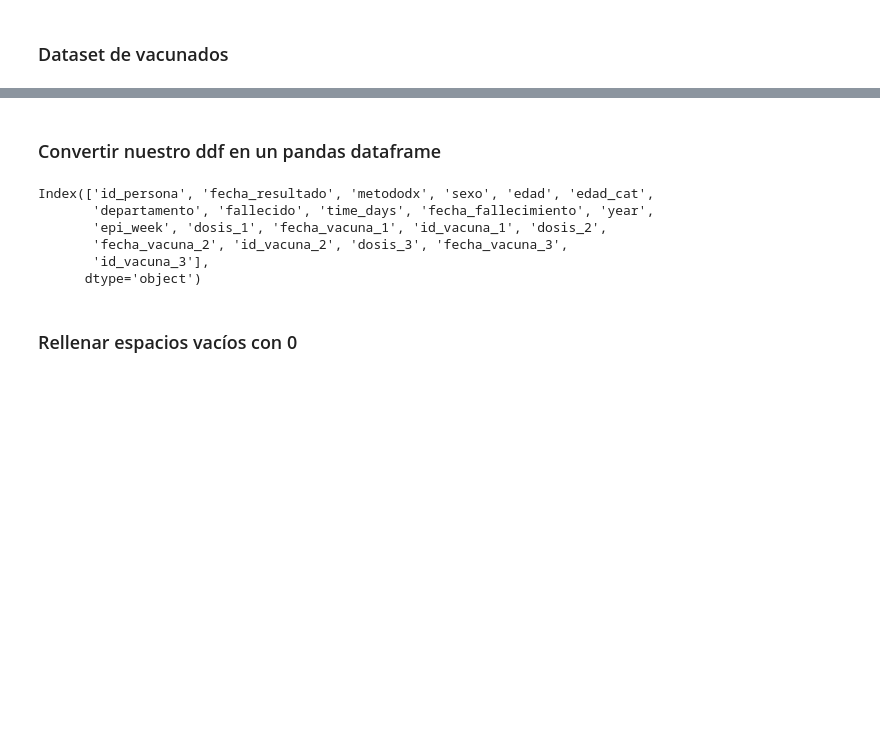
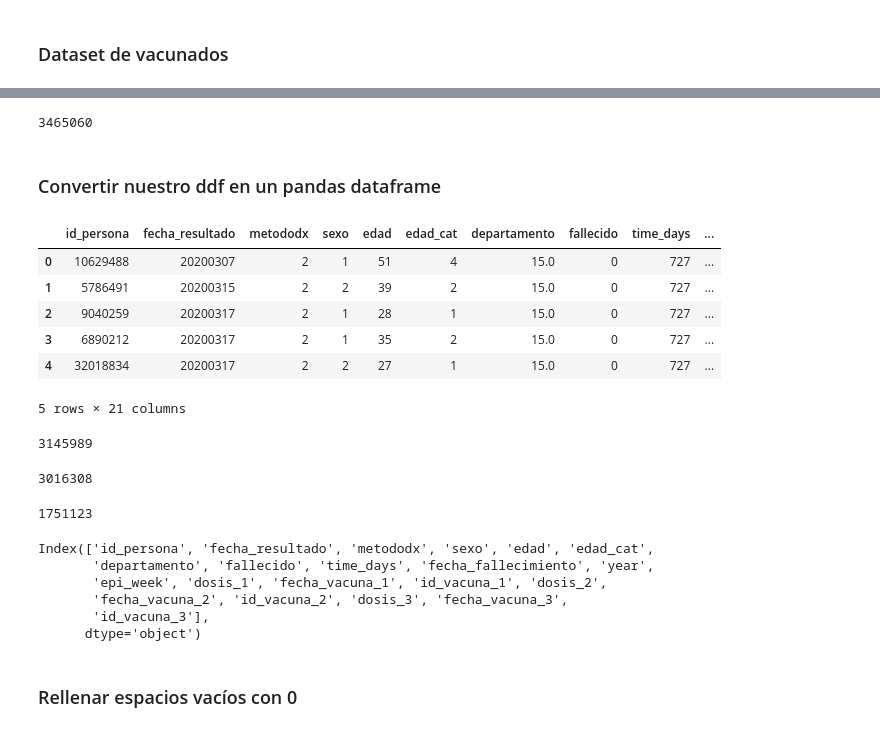
Before and after one commit to xxotto/covid19-Peru, a Jupyter notebook: Notebooks/3_DataFiltering.ipynb, the cells around one changed output, grey strips where cells are left out. Drawn from its saved outputs; the diff is of its cells as text; code cells hidden in the pictures; blank space fills up the shorter version.

```diff
--- a/Notebooks/3_DataFiltering.ipynb
+++ b/Notebooks/3_DataFiltering.ipynb
@@ -276,2 +349,7 @@ del df_dosis_3, ddf_vac
+# %%
+# TOTAL de casos positivos más vacunación
+len(df)
+# %% [output]
+3465060
 # %% [markdown]
 ### Convertir nuestro ddf en un pandas dataframe
@@ -280,11 +359,37 @@ df = df.compute()
 # %%
-df.columns
+df.head()
 # %% [output]
+|  | id_persona | fecha_resultado | metododx | sexo | edad | edad_cat | departamento | fallecido | time_days | ... |
+| 0 | 10629488 | 20200307 | 2 | 1 | 51 | 4 | 15.0 | 0 | 727 | ... |
+| 1 | 5786491 | 20200315 | 2 | 2 | 39 | 2 | 15.0 | 0 | 727 | ... |
+| 2 | 9040259 | 20200317 | 2 | 1 | 28 | 1 | 15.0 | 0 | 727 | ... |
+| 3 | 6890212 | 20200317 | 2 | 1 | 35 | 2 | 15.0 | 0 | 727 | ... |
+| 4 | 32018834 | 20200317 | 2 | 2 | 27 | 1 | 15.0 | 0 | 727 | ... |
-Index(['id_persona', 'fecha_resultado', 'metododx', 'sexo', 'edad', 'edad_cat',
-       'departamento', 'fallecido', 'time_days', 'fecha_fallecimiento', 'year',
-       'epi_week', 'dosis_1', 'fecha_vacuna_1', 'id_vacuna_1', 'dosis_2',
-       'fecha_vacuna_2', 'id_vacuna_2', 'dosis_3', 'fecha_vacuna_3',
-       'id_vacuna_3'],
-      dtype='object')
+5 rows × 21 columns
+# %%
+# Personas con 1 dosis recibida en el dataset de casos positivos
+len(df[df.dosis_1 == 1])
+# %% [output]
+3145989
+# %%
+# Personas con 2 dosis recibidas en el dataset de casos positivos
+len(df[df.dosis_2 == 1])
+# %% [output]
+3016308
+# %%
+# Personas con 3 dosis recibidas en el dataset de casos positivos
+len(df[df.dosis_3 == 1])
+# %% [output]
+1751123
+# %%
+# Verificamos que se encuentren todas las columnas
+df.columns
+# %% [output]
+Index(['id_persona', 'fecha_resultado', 'metododx', 'sexo', 'edad', 'edad_cat',
+       'departamento', 'fallecido', 'time_days', 'fecha_fallecimiento', 'year',
+       'epi_week', 'dosis_1', 'fecha_vacuna_1', 'id_vacuna_1', 'dosis_2',
+       'fecha_vacuna_2', 'id_vacuna_2', 'dosis_3', 'fecha_vacuna_3',
+       'id_vacuna_3'],
+      dtype='object')
 # %% [markdown]
 ### Rellenar espacios vacíos con 0
```
Also changed, not shown: parts of 49 cells of this notebook, 4 other files.
